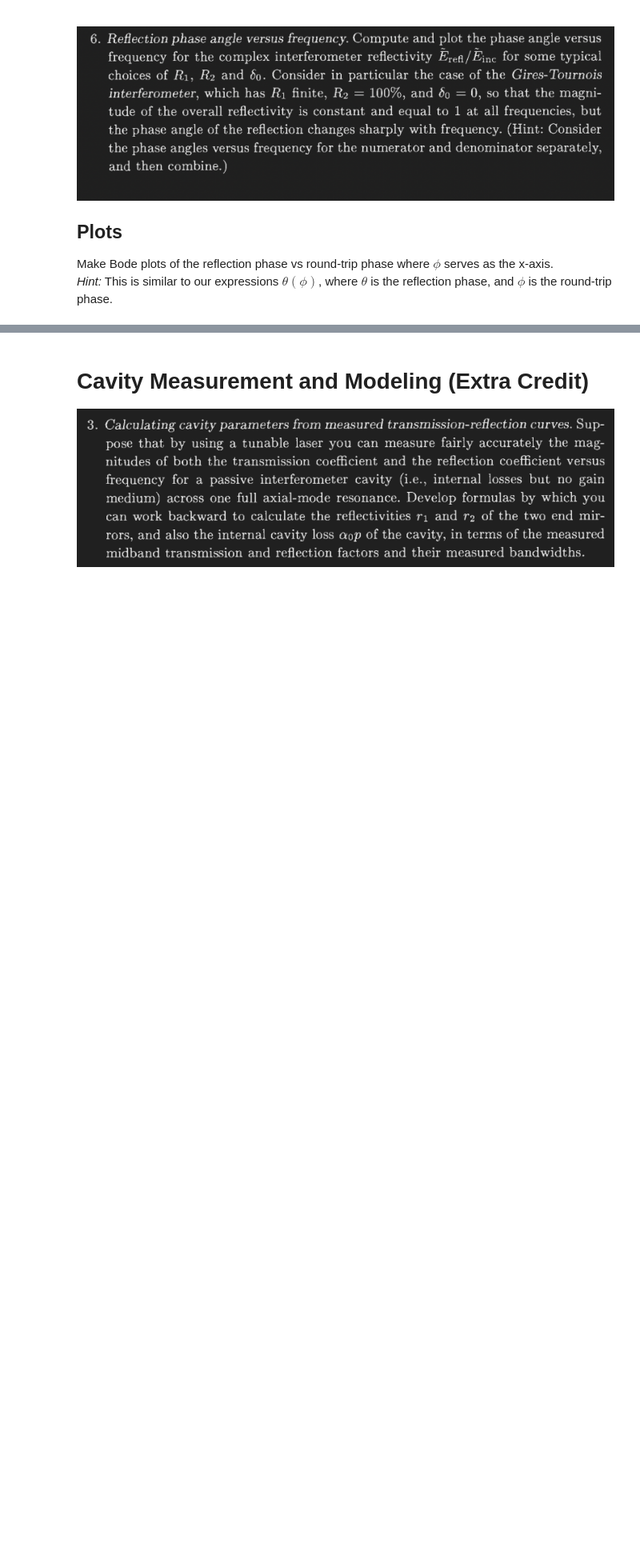
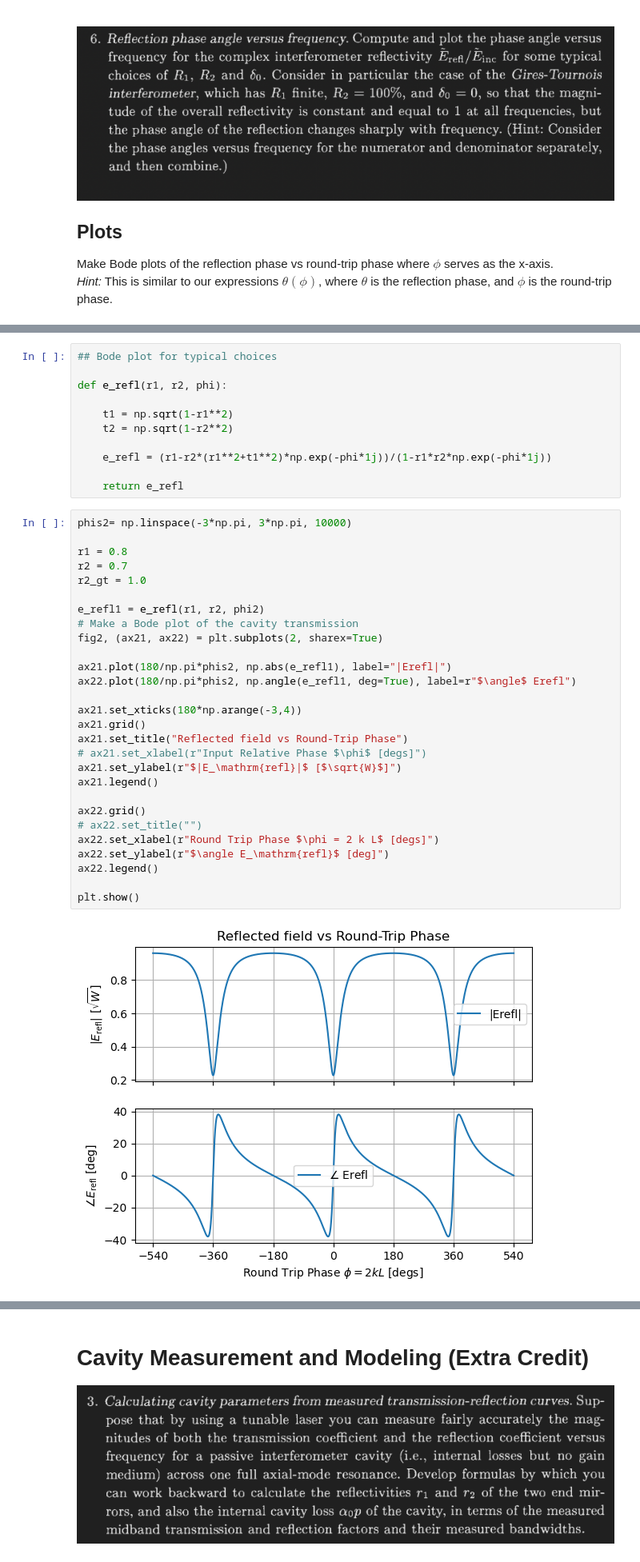
Before and after one commit to carthalp/lasers-and-optomechanics-homework-solutions, a Jupyter notebook: 02_hw_lasers_and_fabry_perots.ipynb, the cells around one changed output, grey strips where cells are left out. Shown at 80% size. Saved outputs shown, nothing was run; the diff lists cells and outputs as text; blank space fills up the shorter version.

```diff
--- a/02_hw_lasers_and_fabry_perots.ipynb
+++ b/02_hw_lasers_and_fabry_perots.ipynb
@@ -221,0 +321,41 @@ Make Bode plots of the reflection phase vs round-trip phase where $\phi$ serves
+# %%
+## Bode plot for typical choices
+
+def e_refl(r1, r2, phi):
+
+    t1 = np.sqrt(1-r1**2)
+    t2 = np.sqrt(1-r2**2)
+
+    e_refl = (r1-r2*(r1**2+t1**2)*np.exp(-phi*1j))/(1-r1*r2*np.exp(-phi*1j))
+
+    return e_refl
+# %%
+phis2= np.linspace(-3*np.pi, 3*np.pi, 10000)
+
+r1 = 0.8
+r2 = 0.7
+r2_gt = 1.0
+
+e_refl1 = e_refl(r1, r2, phi2)
+# Make a Bode plot of the cavity transmission
+fig2, (ax21, ax22) = plt.subplots(2, sharex=True)
+
+ax21.plot(180/np.pi*phis2, np.abs(e_refl1), label="|Erefl|")
+ax22.plot(180/np.pi*phis2, np.angle(e_refl1, deg=True), label=r"$\angle$ Erefl")
+
+ax21.set_xticks(180*np.arange(-3,4))
+ax21.grid()
+ax21.set_title("Reflected field vs Round-Trip Phase")
+# ax21.set_xlabel(r"Input Relative Phase $\phi$ [degs]")
+ax21.set_ylabel(r"$|E_\mathrm{refl}|$ [$\sqrt{W}$]")
+ax21.legend()
+
+ax22.grid()
+# ax22.set_title("")
+ax22.set_xlabel(r"Round Trip Phase $\phi = 2 k L$ [degs]")
+ax22.set_ylabel(r"$\angle E_\mathrm{refl}$ [deg]")
+ax22.legend()
+
+plt.show()
+# %% [output]
+[figure, added]
```
Also changed, not shown: parts of 5 cells of this notebook.
